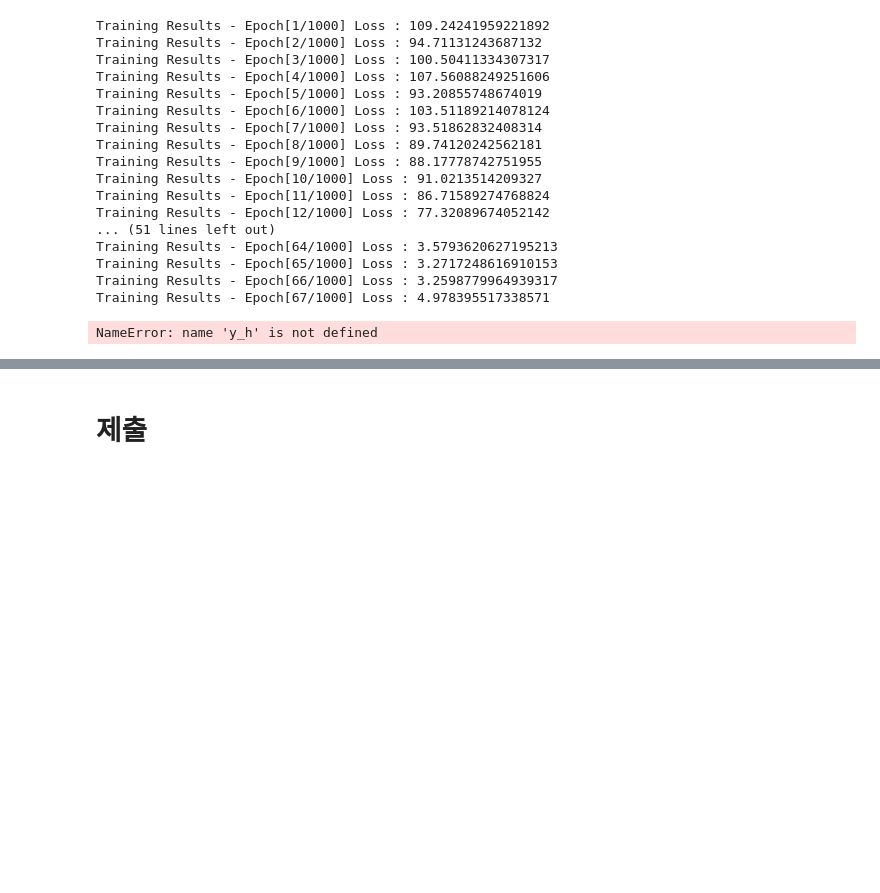
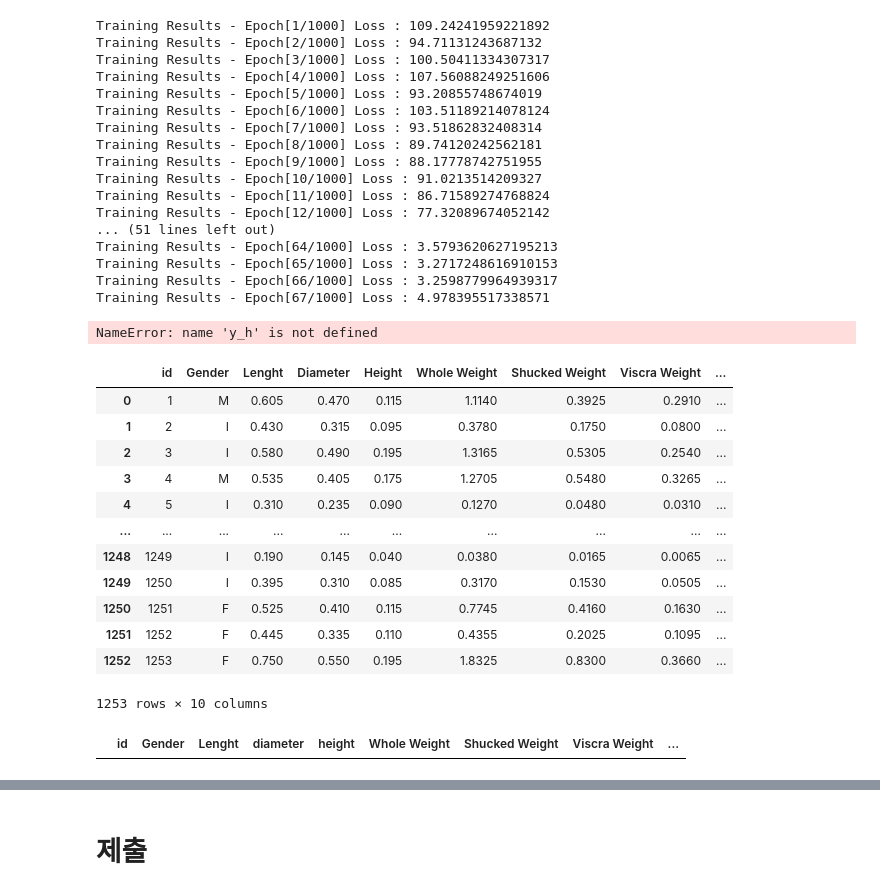
Before and after one commit to kjhmouse1996/Dacon, a Jupyter notebook: Abalone_Age/Untitled.ipynb, the cells around one changed output, grey strips where cells are left out. Saved outputs shown, nothing was run; the diff lists cells and outputs as text; code cells hidden in the pictures; blank space fills up the shorter version.

```diff
--- a/Abalone_Age/Untitled.ipynb
+++ b/Abalone_Age/Untitled.ipynb
@@ -1516,0 +1543,18 @@ NameError: name 'y_h' is not defined
+# %%
+df = pd.read_csv('data/train.csv')
+# %%
+df
+# %% [output]
+|  | id | Gender | Lenght | Diameter | Height | Whole Weight | Shucked Weight | Viscra Weight | ... |
+| 0 | 1 | M | 0.605 | 0.470 | 0.115 | 1.1140 | 0.3925 | 0.2910 | ... |
+| 1 | 2 | I | 0.430 | 0.315 | 0.095 | 0.3780 | 0.1750 | 0.0800 | ... |
+| 2 | 3 | I | 0.580 | 0.490 | 0.195 | 1.3165 | 0.5305 | 0.2540 | ... |
+| 3 | 4 | M | 0.535 | 0.405 | 0.175 | 1.2705 | 0.5480 | 0.3265 | ... |
+| 4 | 5 | I | 0.310 | 0.235 | 0.090 | 0.1270 | 0.0480 | 0.0310 | ... |
+| ... | ... | ... | ... | ... | ... | ... | ... | ... | ... |
+| 1248 | 1249 | I | 0.190 | 0.145 | 0.040 | 0.0380 | 0.0165 | 0.0065 | ... |
+| 1249 | 1250 | I | 0.395 | 0.310 | 0.085 | 0.3170 | 0.1530 | 0.0505 | ... |
+| 1250 | 1251 | F | 0.525 | 0.410 | 0.115 | 0.7745 | 0.4160 | 0.1630 | ... |
+| 1251 | 1252 | F | 0.445 | 0.335 | 0.110 | 0.4355 | 0.2025 | 0.1095 | ... |
+| 1252 | 1253 | F | 0.750 | 0.550 | 0.195 | 1.8325 | 0.8300 | 0.3660 | ... |
+1253 rows × 10 columns
@@ -1516,0 +1566,4 @@ NameError: name 'y_h' is not defined
+# %%
+df[df['height'] == 0]
+# %% [output]
+|  | id | Gender | Lenght | diameter | height | Whole Weight | Shucked Weight | Viscra Weight | ... |
```
Also changed, not shown: parts of 35 cells of this notebook, 13 other files.
